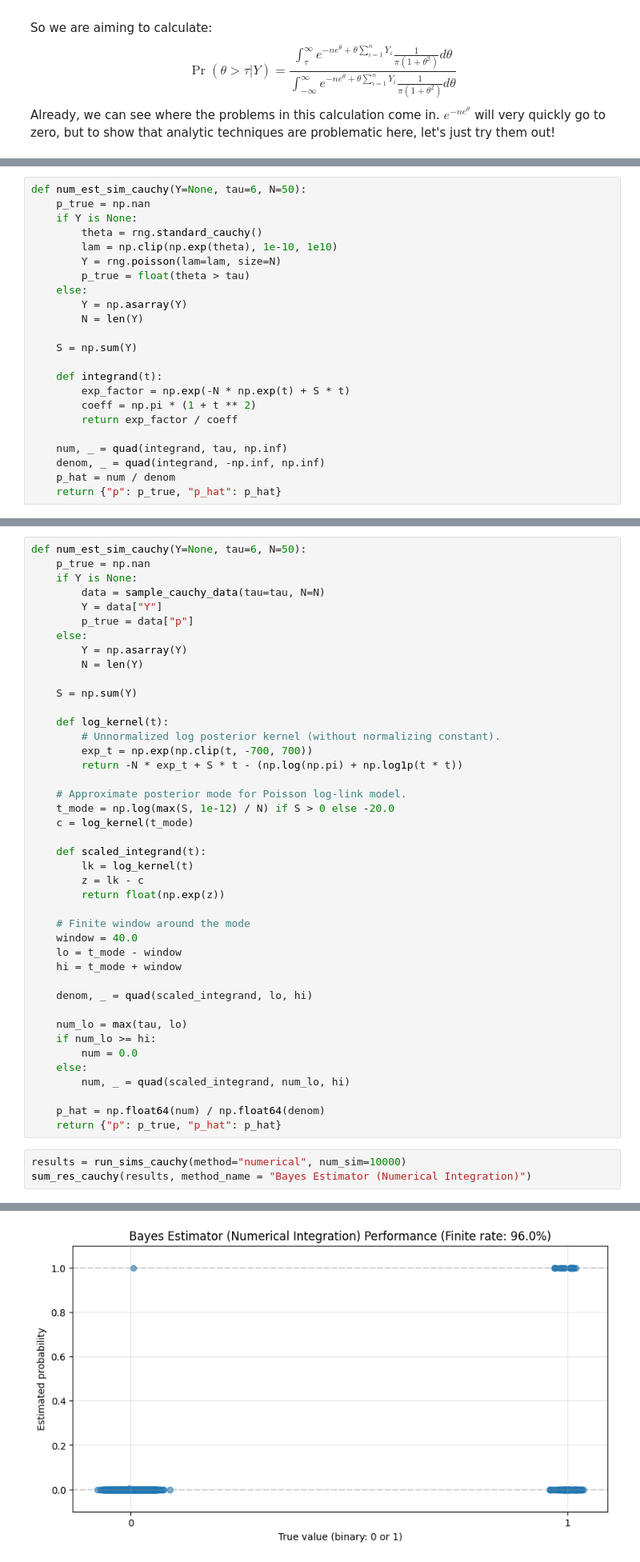
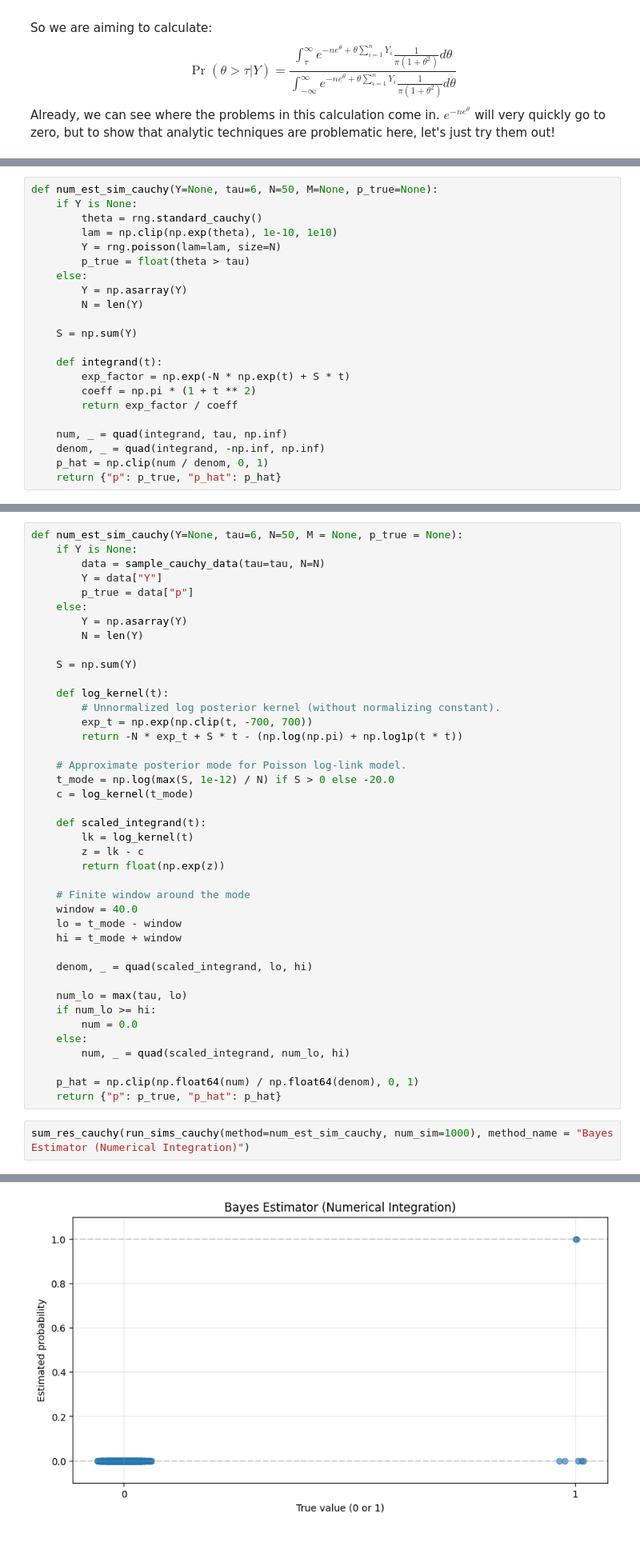
Before and after one commit to andrewlys/andrewlys.github.io, a Jupyter notebook: blog_posts/MCMC Tutorial/is_rs.ipynb, the cells around one changed output, grey strips where cells are left out. Shown at 80% size. Saved outputs shown, nothing was run; the diff lists cells and outputs as text.

```diff
--- a/blog_posts/MCMC Tutorial/is_rs.ipynb
+++ b/blog_posts/MCMC Tutorial/is_rs.ipynb
@@ -141,6 +87,5 @@ def sum_res_cauchy(results, method_name="Bayes Estimator"):
 # %%
-def num_est_sim_cauchy(Y=None, tau=6, N=50):
-    p_true = np.nan
+def num_est_sim_cauchy(Y=None, tau=6, N=50, M=None, p_true=None):
     if Y is None:
         theta = rng.standard_cauchy()
         lam = np.clip(np.exp(theta), 1e-10, 1e10)
@@ -159,6 +104,6 @@ def num_est_sim_cauchy(Y=None, tau=6, N=50):
 
     num, _ = quad(integrand, tau, np.inf)
     denom, _ = quad(integrand, -np.inf, np.inf)
-    p_hat = num / denom
+    p_hat = np.clip(num / denom, 0, 1)
     return {"p": p_true, "p_hat": p_hat}
 # %%
@@ -204,8 +147,7 @@ $$
 * `np.log1p` trick. When $t$ is very small, $\log{1 + t} \approx t$. However, with floating point arithmetic, small $t$ will result in `1 + t == 1`, and `log(1 + t) == 0.0`. This is bad, so fortunately numpy implements a function `np.log1p` that returns `t` for small `t`. This is important for $\log{(1 + \theta^2)}$
 * `window`. Integrating over a finite window gives a better chance that quadrature will integrate the tiny peak accurately.
 # %%
-def num_est_sim_cauchy(Y=None, tau=6, N=50):
-    p_true = np.nan
+def num_est_sim_cauchy(Y=None, tau=6, N=50, M = None, p_true = None):
     if Y is None:
         data = sample_cauchy_data(tau=tau, N=N)
         Y = data["Y"]
@@ -243,9 +185,8 @@ def num_est_sim_cauchy(Y=None, tau=6, N=50):
     else:
         num, _ = quad(scaled_integrand, num_lo, hi)
 
-    p_hat = np.float64(num) / np.float64(denom)
+    p_hat = np.clip(np.float64(num) / np.float64(denom), 0, 1)
     return {"p": p_true, "p_hat": p_hat}
 # %%
-results = run_sims_cauchy(method="numerical", num_sim=10000)
-sum_res_cauchy(results, method_name = "Bayes Estimator (Numerical Integration)")
+sum_res_cauchy(run_sims_cauchy(method=num_est_sim_cauchy, num_sim=1000), method_name = "Bayes Estimator (Numerical Integration)")
 # %% [output]
@@ -264,3 +202,3 @@ Finite-estimate statistics (clipped to [0,1]):
-[figure, old version]
+[figure, new version]
 <Figure size 640x480 with 0 Axes>
 # %% [markdown]
```
Also changed, not shown: parts of 16 cells of this notebook, 1 other file.
